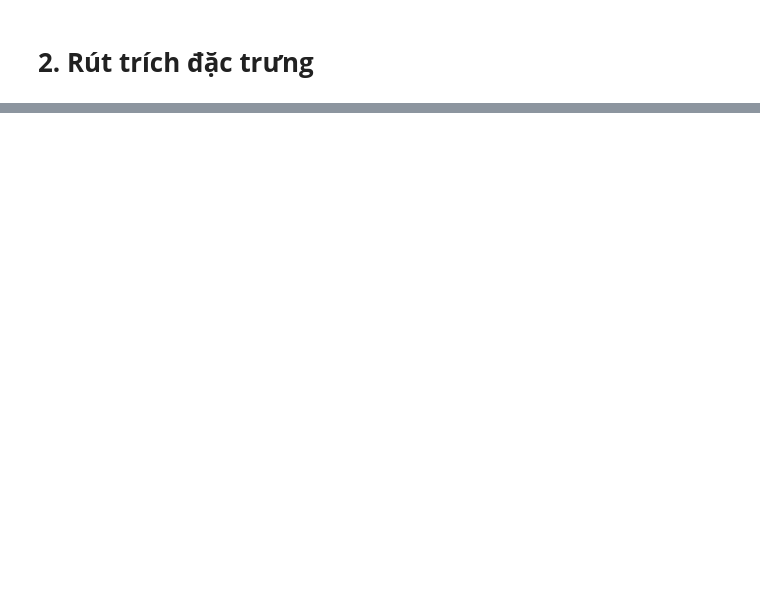
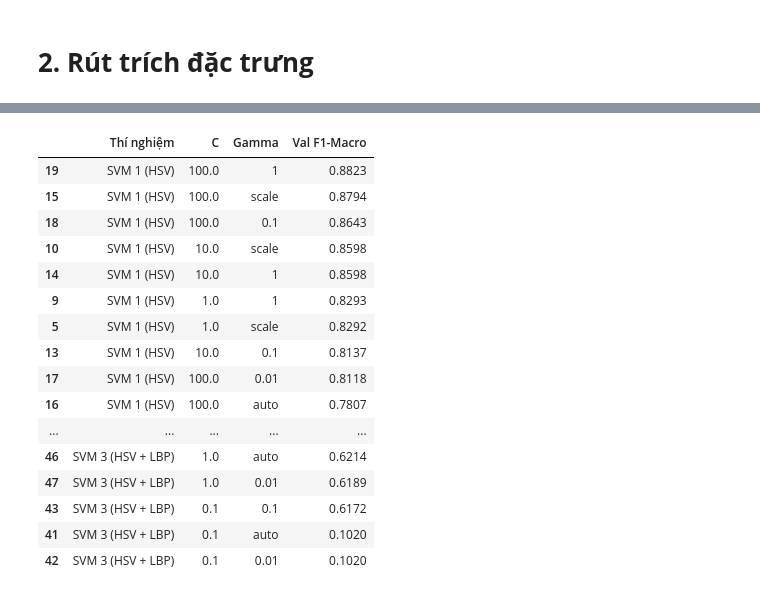
Before and after one commit to Thinhng04/Banana-Ripeness-Classification, a Jupyter notebook: cs231-svm.ipynb, the cells around one changed output, grey strips where cells are left out. Cells and saved outputs as stored; diff of their text form; code cells hidden in the pictures; blank space fills up the shorter version.

```diff
--- a/cs231-svm.ipynb
+++ b/cs231-svm.ipynb
@@ -161,0 +155,58 @@ for name, (X_tr, X_te) in experiments.items():
+# %%
+from sklearn.svm import SVC
+from sklearn.model_selection import ParameterGrid
+from sklearn.metrics import f1_score
+
+# Các giá trị cần thử (giữ giống notebook cũ)
+param_grid = {
+    "C": [0.1, 1, 10, 100],
+    "gamma": ["scale", "auto", 0.01, 0.1, 1]
+}
+
+experiments = {
+    "SVM 1 (HSV)": (X_train_hsv, X_val_hsv, X_test_hsv),
+    "SVM 2 (LBP)": (X_train_lbp, X_val_lbp, X_test_lbp),
+    "SVM 3 (HSV + LBP)": (X_train_hsv_lbp, X_val_hsv_lbp, X_test_hsv_lbp)
+}
+
+trained_models = {}
+validation_results = []
+
+for name, (X_tr, X_va, X_te) in experiments.items():
+    print(f"\nĐang huấn luyện {name}...")
+    best_f1 = -1
+    best_model = None
+    best_params = None
+
+    for params in ParameterGrid(param_grid):
+        # Chỉ fit bằng tập Train
+        model = SVC(kernel="rbf", C=params["C"], gamma=params["gamma"])
+        model.fit(X_tr, y_train)
+
+        # Dùng Validation để chọn C, gamma
+        y_val_pred = model.predict(X_va)
+        val_f1 = f1_score(y_val, y_val_pred, average="macro", zero_division=0)
+
+        validation_results.append({
+            "Thí nghiệm": name,
+            "C": params["C"],
+            "Gamma": params["gamma"],
+            "Val F1-Macro": val_f1
+        })
+
+        if val_f1 > best_f1:
+            best_f1 = val_f1
+            best_model = model
+            best_params = params
+
+    trained_models[name] = {
+        "model": best_model,
+        "best_params": best_params,
+        "val_f1": best_f1
+    }
+    print(f"-> Best Params = {best_params} | Validation F1 = {best_f1:.4f}")
+
+df_validation = pd.DataFrame(validation_results)
+print("\n=== KẾT QUẢ THỬ SIÊU THAM SỐ TRÊN VALIDATION ===")
+display(df_validation.sort_values(["Thí nghiệm", "Val F1-Macro"], ascending=[True, False]).round(4))
+# %% [output]
@@ -161,0 +223,17 @@ for name, (X_tr, X_te) in experiments.items():
+|  | Thí nghiệm | C | Gamma | Val F1-Macro |
+| 19 | SVM 1 (HSV) | 100.0 | 1 | 0.8823 |
+| 15 | SVM 1 (HSV) | 100.0 | scale | 0.8794 |
+| 18 | SVM 1 (HSV) | 100.0 | 0.1 | 0.8643 |
+| 10 | SVM 1 (HSV) | 10.0 | scale | 0.8598 |
+| 14 | SVM 1 (HSV) | 10.0 | 1 | 0.8598 |
+| 9 | SVM 1 (HSV) | 1.0 | 1 | 0.8293 |
+| 5 | SVM 1 (HSV) | 1.0 | scale | 0.8292 |
+| 13 | SVM 1 (HSV) | 10.0 | 0.1 | 0.8137 |
+| 17 | SVM 1 (HSV) | 100.0 | 0.01 | 0.8118 |
+| 16 | SVM 1 (HSV) | 100.0 | auto | 0.7807 |
+| ... | ... | ... | ... | ... |
+| 46 | SVM 3 (HSV + LBP) | 1.0 | auto | 0.6214 |
+| 47 | SVM 3 (HSV + LBP) | 1.0 | 0.01 | 0.6189 |
+| 43 | SVM 3 (HSV + LBP) | 0.1 | 0.1 | 0.6172 |
+| 41 | SVM 3 (HSV + LBP) | 0.1 | auto | 0.1020 |
+| 42 | SVM 3 (HSV + LBP) | 0.1 | 0.01 | 0.1020 |
```
Also changed, not shown: parts of 19 cells of this notebook.
